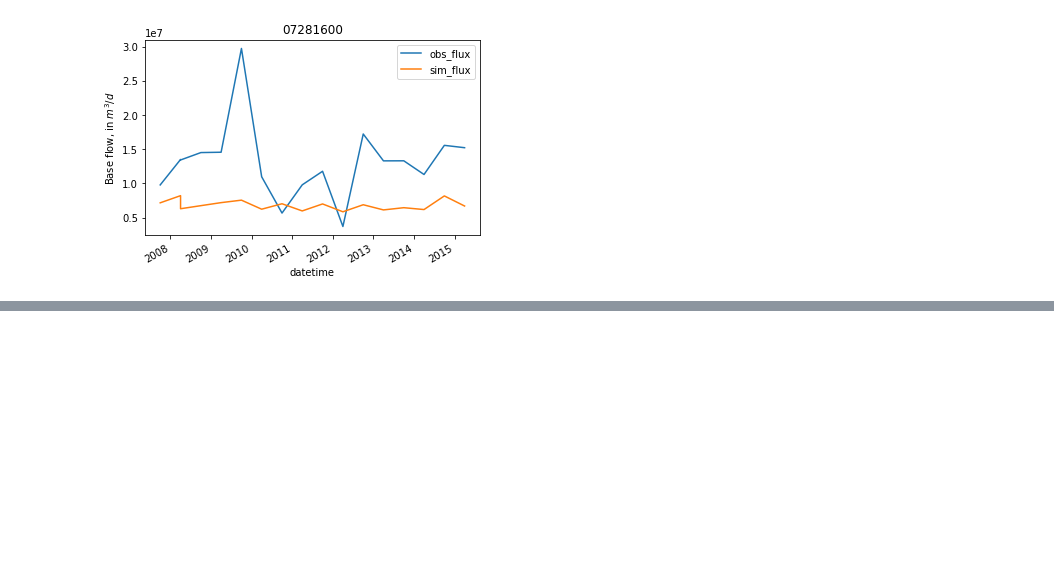
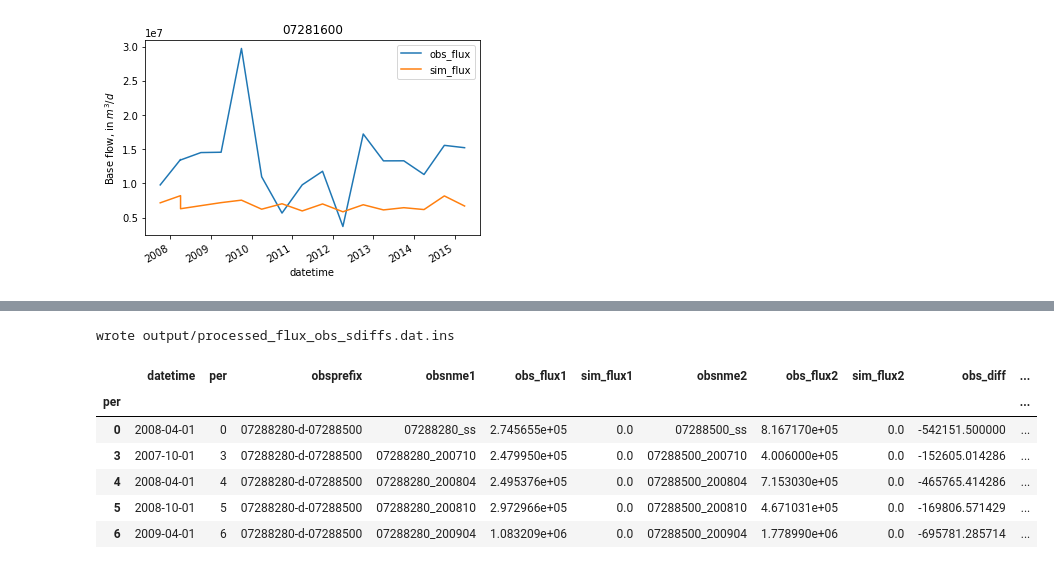
Before and after one commit to aleaf/modflow-obs, a Jupyter notebook: examples/Example.ipynb, the cells around one changed output, grey strips where cells are left out. Cells and saved outputs as stored; diff of their text form; code cells hidden in the pictures; blank space fills up the shorter version.

```diff
--- a/examples/Example.ipynb
+++ b/examples/Example.ipynb
@@ -362,0 +366,26 @@ Text(0, 0.5, 'Base flow, in $m^3/d$')
+# %%
+from mfobs.obs import get_spatial_differences
+
+flux_difference_sites = {'07288280':  # sunflower r. at merigold
+                             '07288500'   # sunflower r. at sunflower
+                             }
+
+flux_sdiff = get_spatial_differences(base_flux_obs, perioddata,
+                                     flux_difference_sites,
+                                     obs_values_col='obs_flux',
+                                     sim_values_col='sim_flux',
+                                     obstype='flux',
+                                     write_ins=True,
+                                     outfile=output_folder / 'processed_flux_obs_sdiffs.dat')
+# %% [output]
+wrote output/processed_flux_obs_sdiffs.dat.ins
+# %%
+flux_sdiff.head()
+# %% [output]
+|  | datetime | per | obsprefix | obsnme1 | obs_flux1 | sim_flux1 | obsnme2 | obs_flux2 | sim_flux2 | obs_diff | ... |
+| per |  |  |  |  |  |  |  |  |  |  | ... |
+| 0 | 2008-04-01 | 0 | 07288280-d-07288500 | 07288280_ss | 2.745655e+05 | 0.0 | 07288500_ss | 8.167170e+05 | 0.0 | -542151.500000 | ... |
+| 3 | 2007-10-01 | 3 | 07288280-d-07288500 | 07288280_200710 | 2.479950e+05 | 0.0 | 07288500_200710 | 4.006000e+05 | 0.0 | -152605.014286 | ... |
+| 4 | 2008-04-01 | 4 | 07288280-d-07288500 | 07288280_200804 | 2.495376e+05 | 0.0 | 07288500_200804 | 7.153030e+05 | 0.0 | -465765.414286 | ... |
+| 5 | 2008-10-01 | 5 | 07288280-d-07288500 | 07288280_200810 | 2.972966e+05 | 0.0 | 07288500_200810 | 4.671031e+05 | 0.0 | -169806.571429 | ... |
+| 6 | 2009-04-01 | 6 | 07288280-d-07288500 | 07288280_200904 | 1.083209e+06 | 0.0 | 07288500_200904 | 1.778990e+06 | 0.0 | -695781.285714 | ... |
```
Also changed, not shown: parts of 7 cells of this notebook, 8 other files.
